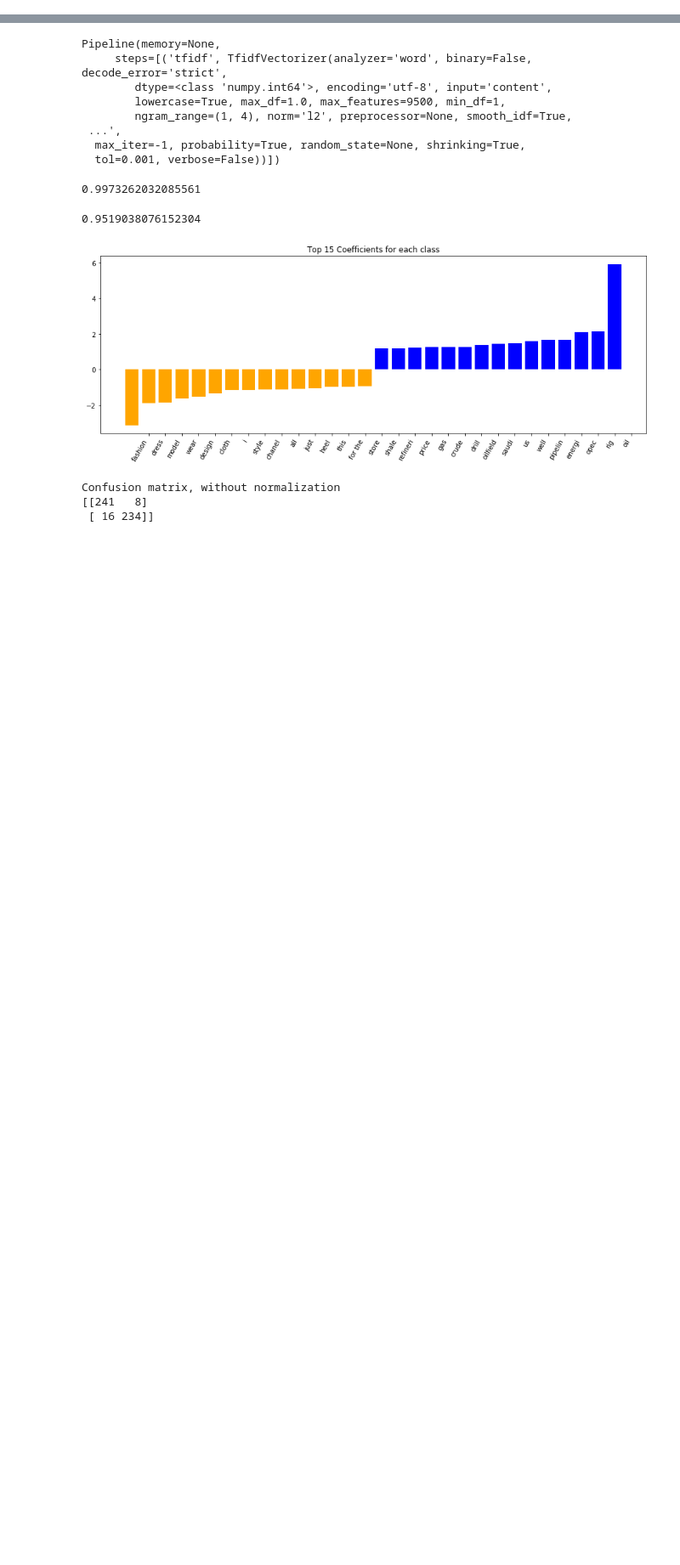
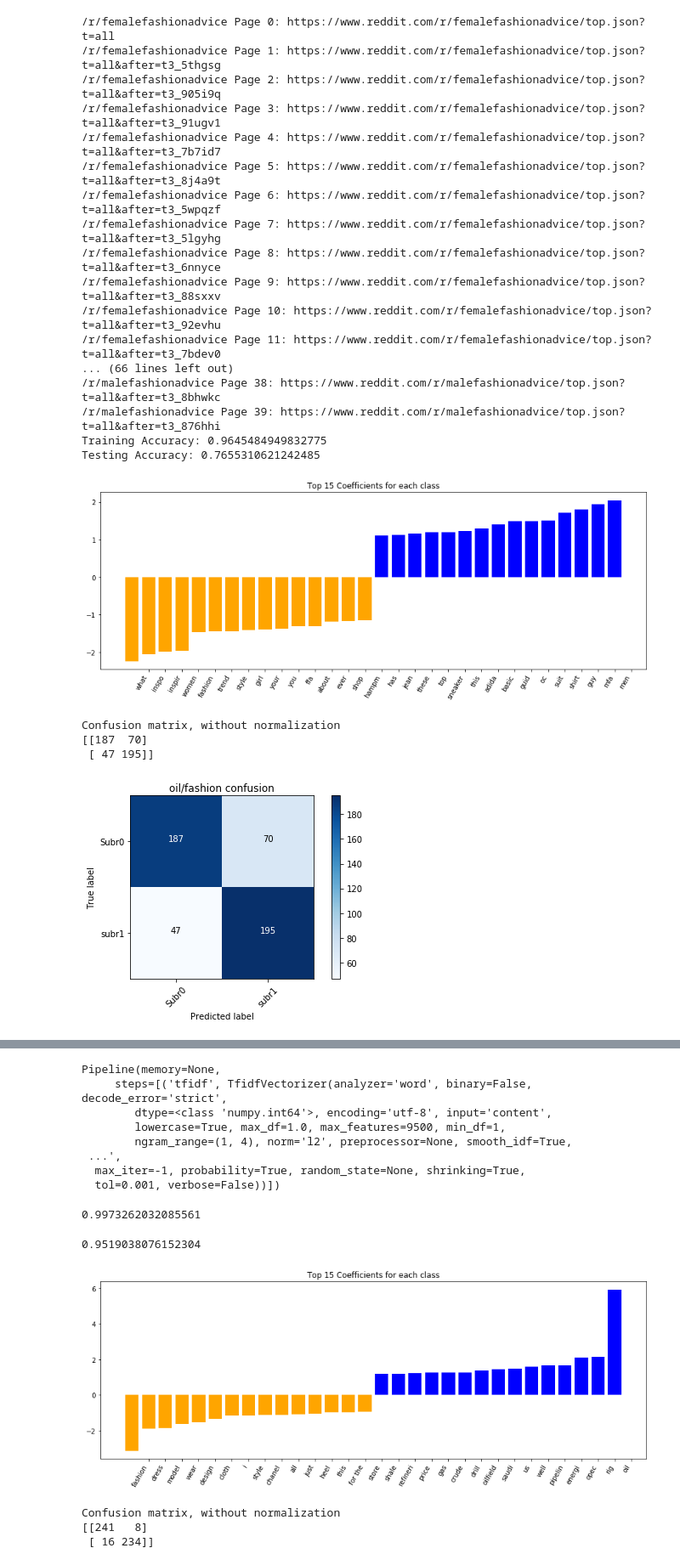
Before and after one commit to bookRa/raana_prework, a Jupyter notebook: AllTogetherNow.ipynb, the cells around one changed output, grey strips where cells are left out. Shown at 85% size. Cells and saved outputs as stored; diff of their text form; code cells hidden in the pictures; blank space fills up the shorter version.

```diff
--- a/AllTogetherNow.ipynb
+++ b/AllTogetherNow.ipynb
@@ -87,0 +174,25 @@ def redditize(subr1, subr2):
+# %%
+all_together('femalefashionadvice', 'malefashionadvice')
+# %% [output]
+/r/femalefashionadvice Page 0: https://www.reddit.com/r/femalefashionadvice/top.json?t=all
+/r/femalefashionadvice Page 1: https://www.reddit.com/r/femalefashionadvice/top.json?t=all&after=t3_5thgsg
+/r/femalefashionadvice Page 2: https://www.reddit.com/r/femalefashionadvice/top.json?t=all&after=t3_905i9q
+/r/femalefashionadvice Page 3: https://www.reddit.com/r/femalefashionadvice/top.json?t=all&after=t3_91ugv1
+/r/femalefashionadvice Page 4: https://www.reddit.com/r/femalefashionadvice/top.json?t=all&after=t3_7b7id7
+/r/femalefashionadvice Page 5: https://www.reddit.com/r/femalefashionadvice/top.json?t=all&after=t3_8j4a9t
+/r/femalefashionadvice Page 6: https://www.reddit.com/r/femalefashionadvice/top.json?t=all&after=t3_5wpqzf
+/r/femalefashionadvice Page 7: https://www.reddit.com/r/femalefashionadvice/top.json?t=all&after=t3_5lgyhg
+/r/femalefashionadvice Page 8: https://www.reddit.com/r/femalefashionadvice/top.json?t=all&after=t3_6nnyce
+/r/femalefashionadvice Page 9: https://www.reddit.com/r/femalefashionadvice/top.json?t=all&after=t3_88sxxv
+/r/femalefashionadvice Page 10: https://www.reddit.com/r/femalefashionadvice/top.json?t=all&after=t3_92evhu
+/r/femalefashionadvice Page 11: https://www.reddit.com/r/femalefashionadvice/top.json?t=all&after=t3_7bdev0
+... (66 lines left out)
+/r/malefashionadvice Page 38: https://www.reddit.com/r/malefashionadvice/top.json?t=all&after=t3_8bhwkc
+/r/malefashionadvice Page 39: https://www.reddit.com/r/malefashionadvice/top.json?t=all&after=t3_876hhi
+Training Accuracy: 0.9645484949832775
+Testing Accuracy: 0.7655310621242485
+[figure, added]
+Confusion matrix, without normalization
+[[187  70]
+ [ 47 195]]
+[figure, added]
```
Also changed, not shown: parts of 19 cells of this notebook, 12 other files.
